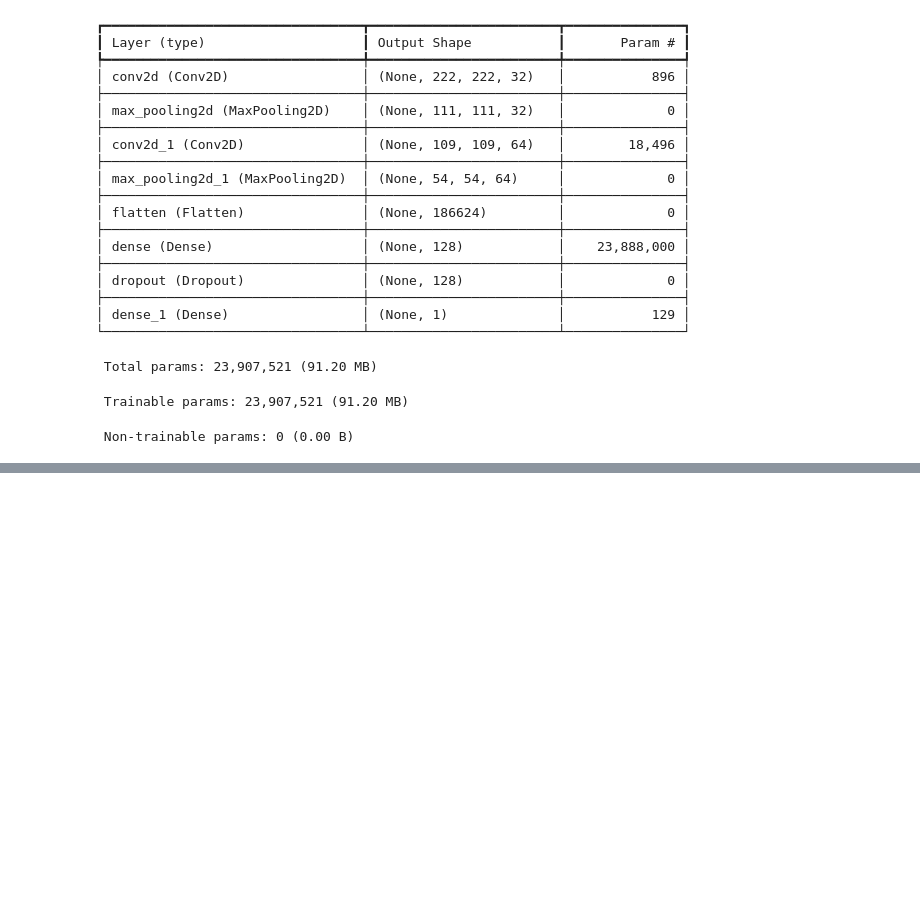
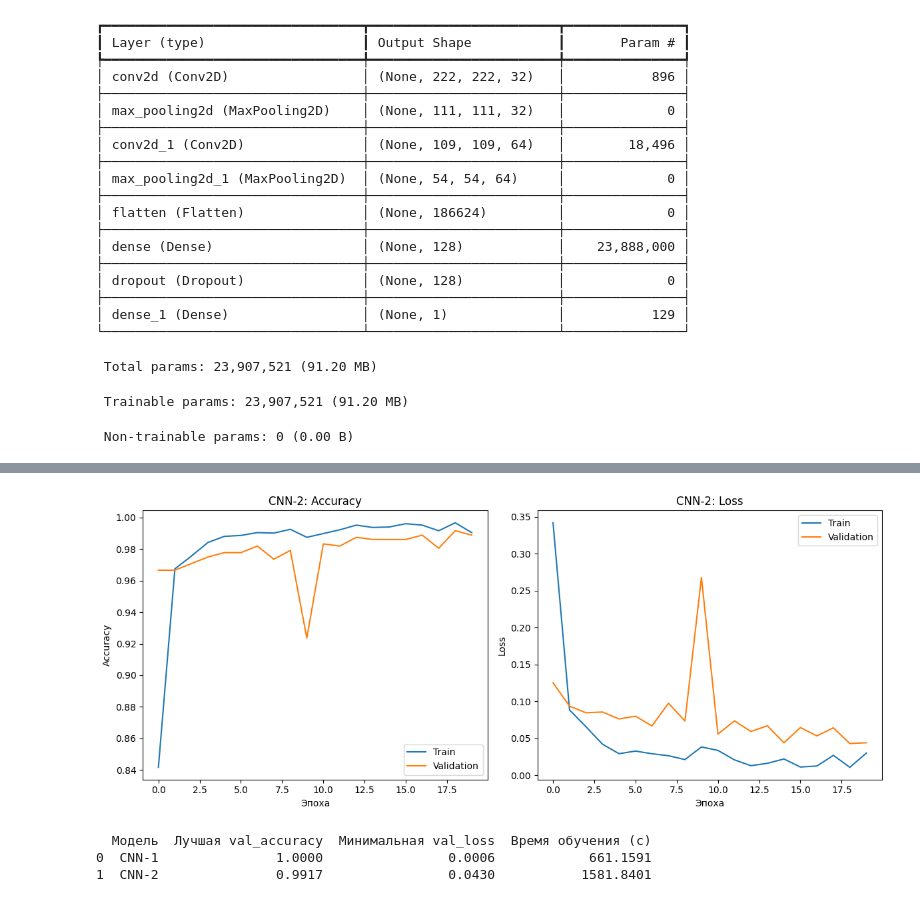
Before and after one commit to Travkova/NN_Labs, a Jupyter notebook: лаб3/свёрточные нейронные сети.ipynb, the cells around one changed output, grey strips where cells are left out. Saved outputs shown, nothing was run; the diff lists cells and outputs as text; code cells hidden in the pictures; blank space fills up the shorter version.

Commit message:
Трижды переобучена, дважды пересобраная бинарная модель

```diff
--- a/лаб3/свёрточные нейронные сети.ipynb
+++ b/лаб3/свёрточные нейронные сети.ipynb
@@ -349,0 +410,7 @@ plt.show()
+# %%
+
+cnn2.compile(
+    optimizer=tf.keras.optimizers.Adam(learning_rate=0.001),
+    loss="binary_crossentropy",
+    metrics=["accuracy"]
+)
@@ -349,0 +461,52 @@ plt.show()
+# %%
+
+plt.figure(figsize=(12, 5))
+
+plt.subplot(1, 2, 1)
+
+plt.plot(history2.history["accuracy"], label="Train")
+plt.plot(history2.history["val_accuracy"], label="Validation")
+
+plt.title("CNN-2: Accuracy")
+plt.xlabel("Эпоха")
+plt.ylabel("Accuracy")
+plt.legend()
+
+plt.subplot(1, 2, 2)
+
+plt.plot(history2.history["loss"], label="Train")
+plt.plot(history2.history["val_loss"], label="Validation")
+
+plt.title("CNN-2: Loss")
+plt.xlabel("Эпоха")
+plt.ylabel("Loss")
+plt.legend()
+
+plt.tight_layout()
+plt.show()
+# %% [output]
+[figure, added]
+# %%
+
+
+results = pd.DataFrame({
+    "Модель": ["CNN-1", "CNN-2"],
+    "Лучшая val_accuracy": [
+        max(history1.history["val_accuracy"]),
+        max(history2.history["val_accuracy"])
+    ],
+    "Минимальная val_loss": [
+        min(history1.history["val_loss"]),
+        min(history2.history["val_loss"])
+    ],
+    "Время обучения (с)": [
+        train_time1,
+        train_time2
+    ]
+})
+
+print(results.round(4))
+# %% [output]
+  Модель  Лучшая val_accuracy  Минимальная val_loss  Время обучения (с)
+0  CNN-1               1.0000                0.0006            661.1591
+1  CNN-2               0.9917                0.0430           1581.8401
```
Also changed, not shown: parts of 21 cells of this notebook, 3 other files.
